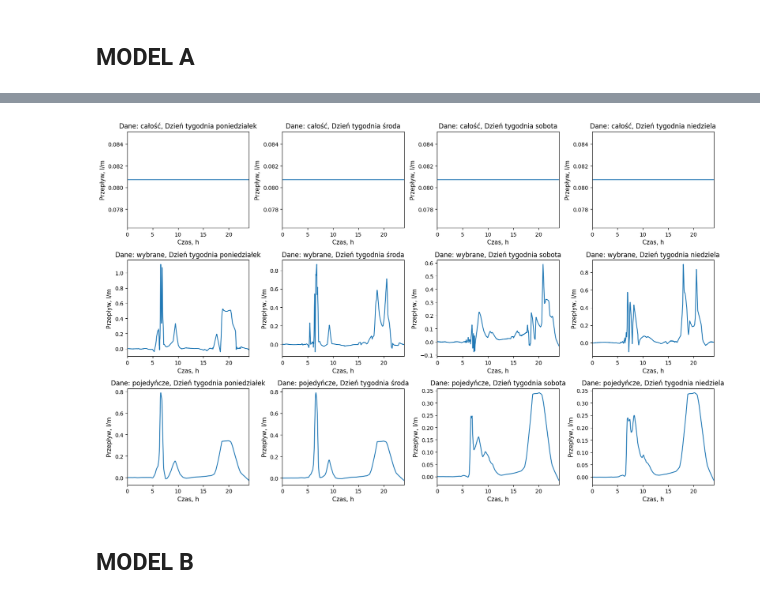
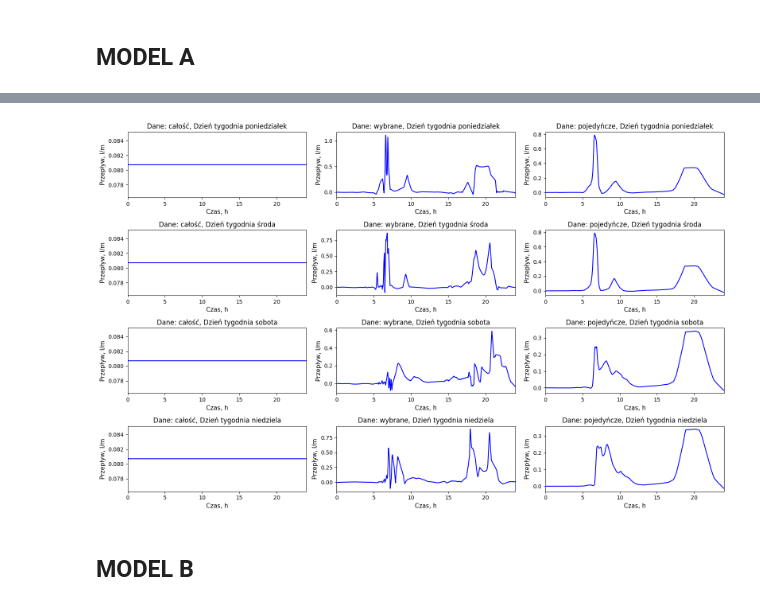
Before and after one commit to KulsonKula/Analiza-i-modelowanie-procesow-zwiazanych-z-systemem-centralnego-ogrzewania, a Jupyter notebook: Kod/porównianie_modeli.IPYNB, the cells around one changed output, grey strips where cells are left out. Drawn from its saved outputs; the diff is of its cells as text; code cells hidden in the pictures.

```diff
--- a/Kod/porównianie_modeli.IPYNB
+++ b/Kod/porównianie_modeli.IPYNB
@@ -56,39 +56,39 @@ flow_result_nd_caly = model_A_caly.predict(flow_time_nd)
 flow_result_nd_wybrany = model_A_wybrany.predict(flow_time_nd)
 flow_result_nd_poj = model_A_poj.predict(flow_time_nd)
 
-fig, axs = plt.subplots(3, 4, figsize=(16, 10))
+fig, axs = plt.subplots(4, 3, figsize=(16, 10))
 
 
-axs[0,0].plot(flow_time_plot, flow_result_pon_caly)
+axs[0,0].plot(flow_time_plot, flow_result_pon_caly,color='blue')
 axs[0,0].set_title("Dane: całość, Dzień tygodnia poniedziałek")
-axs[0,1].plot(flow_time_plot, flow_result_sr_caly)
-axs[0,1].set_title("Dane: całość, Dzień tygodnia środa")
-axs[0,2].plot(flow_time_plot, flow_result_sob_caly)
-axs[0,2].set_title("Dane: całość, Dzień tygodnia sobota")
-axs[0,3].plot(flow_time_plot, flow_result_nd_caly)
-axs[0,3].set_title("Dane: całość, Dzień tygodnia niedziela")
+axs[1,0].plot(flow_time_plot, flow_result_sr_caly,color='blue')
+axs[1,0].set_title("Dane: całość, Dzień tygodnia środa")
+axs[2,0].plot(flow_time_plot, flow_result_sob_caly,color='blue')
+axs[2,0].set_title("Dane: całość, Dzień tygodnia sobota")
+axs[3,0].plot(flow_time_plot, flow_result_nd_caly,color='blue')
+axs[3,0].set_title("Dane: całość, Dzień tygodnia niedziela")
 
-axs[1,0].plot(flow_time_plot, flow_result_pon_wybrany)
-axs[1,0].set_title("Dane: wybrane, Dzień tygodnia poniedziałek")
-axs[1,1].plot(flow_time_plot, flow_result_sr_wybrany)
+axs[0,1].plot(flow_time_plot, flow_result_pon_wybrany,color='blue')
+axs[0,1].set_title("Dane: wybrane, Dzień tygodnia poniedziałek")
+axs[1,1].plot(flow_time_plot, flow_result_sr_wybrany,color='blue')
 axs[1,1].set_title("Dane: wybrane, Dzień tygodnia środa")
-axs[1,2].plot(flow_time_plot, flow_result_sob_wybrany)
-axs[1,2].set_title("Dane: wybrane, Dzień tygodnia sobota")
-axs[1,3].plot(flow_time_plot, flow_result_nd_wybrany)
-axs[1,3].set_title("Dane: wybrane, Dzień tygodnia niedziela")
+axs[2,1].plot(flow_time_plot, flow_result_sob_wybrany,color='blue')
+axs[2,1].set_title("Dane: wybrane, Dzień tygodnia sobota")
+axs[3,1].plot(flow_time_plot, flow_result_nd_wybrany,color='blue')
+axs[3,1].set_title("Dane: wybrane, Dzień tygodnia niedziela")
 
-axs[2,0].plot(flow_time_plot, flow_result_pon_poj)
-axs[2,0].set_title("Dane: pojedyńcze, Dzień tygodnia poniedziałek")
-axs[2,1].plot(flow_time_plot, flow_result_sr_poj)
-axs[2,1].set_title("Dane: pojedyńcze, Dzień tygodnia środa")
-axs[2,2].plot(flow_time_plot, flow_result_sob_poj)
+axs[0,2].plot(flow_time_plot, flow_result_pon_poj,color='blue')
+axs[0,2].set_title("Dane: pojedyńcze, Dzień tygodnia poniedziałek")
+axs[1,2].plot(flow_time_plot, flow_result_sr_poj,color='blue')
+axs[1,2].set_title("Dane: pojedyńcze, Dzień tygodnia środa")
+axs[2,2].plot(flow_time_plot, flow_result_sob_poj,color='blue')
 axs[2,2].set_title("Dane: pojedyńcze, Dzień tygodnia sobota")
-axs[2,3].plot(flow_time_plot, flow_result_nd_poj)
-axs[2,3].set_title("Dane: pojedyńcze, Dzień tygodnia niedziela")
+axs[3,2].plot(flow_time_plot, flow_result_nd_poj,color='blue')
+axs[3,2].set_title("Dane: pojedyńcze, Dzień tygodnia niedziela")
 
 
-for i in range(3):
-    for j in range(4):
+for i in range(4):
+    for j in range(3):
 
         axs[i, j].set_xlabel('Czas, h', fontsize=11)
         axs[i, j].set_ylabel('Przepływ, l/m', fontsize=11)
@@ -113,4 +113,4 @@ plt.show()
-[figure, old version]
+[figure, new version]
 # %% [markdown]
 ## MODEL B
 # %%
```
Also changed, not shown: parts of 5 cells of this notebook, 9 other files.
